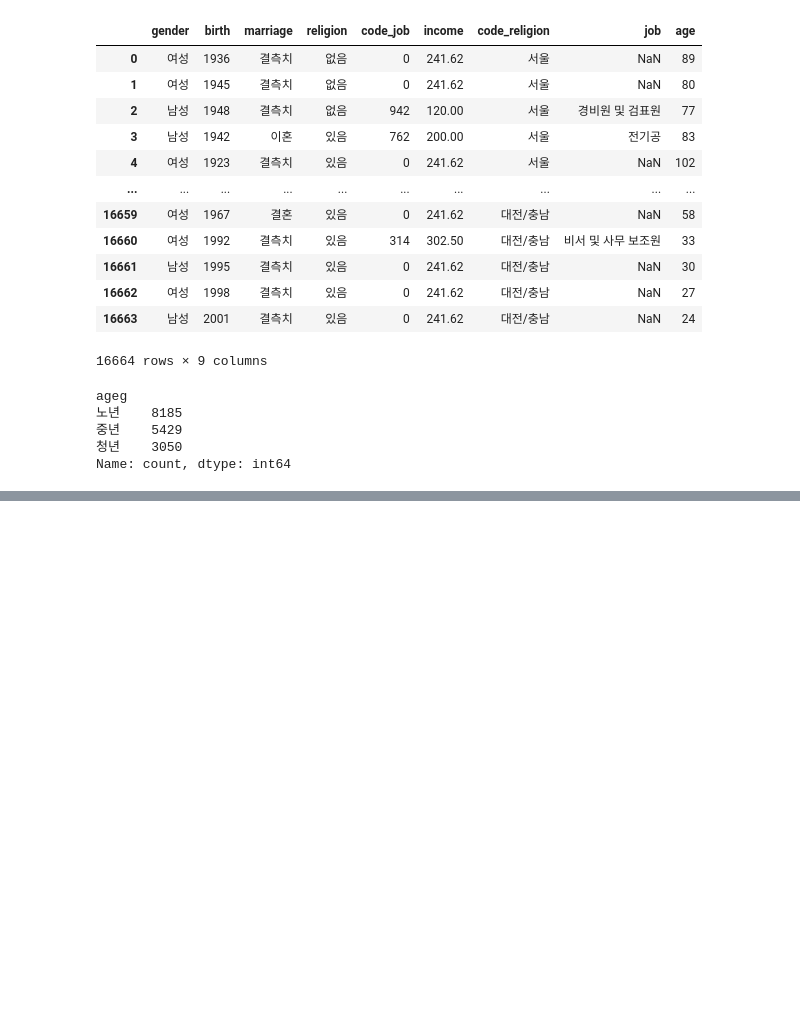
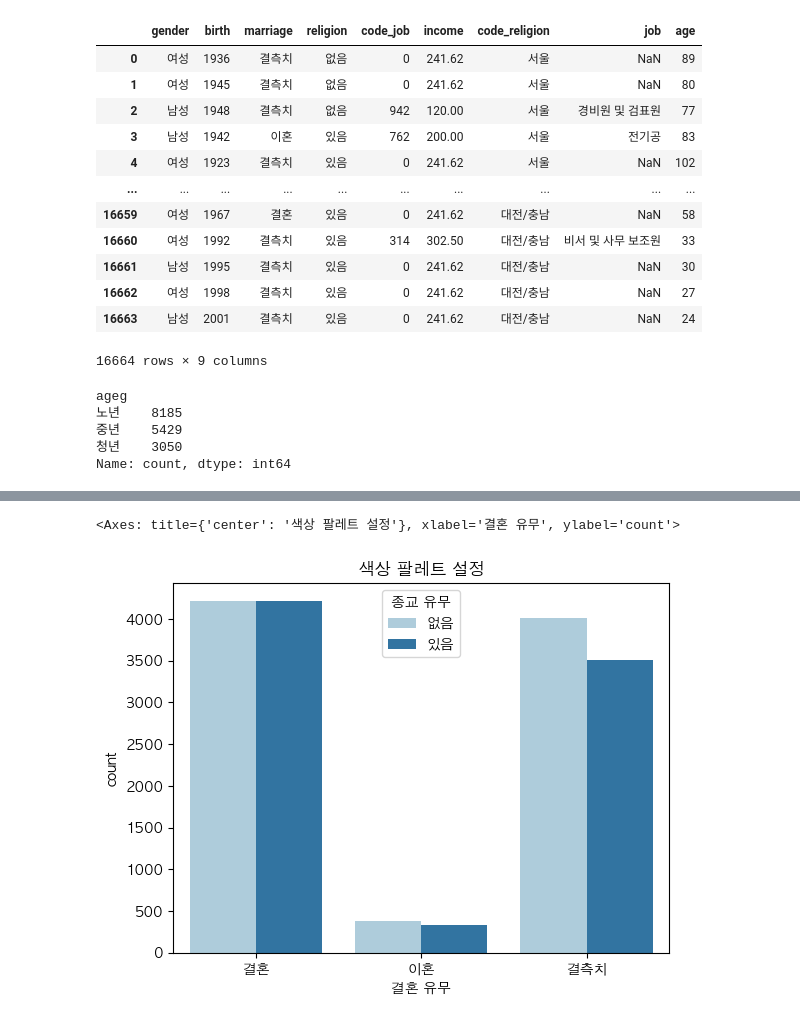
Before and after one commit to DowonMo/Visualization, a Jupyter notebook: 4_Seaborn.ipynb, the cells around one changed output, grey strips where cells are left out. Saved outputs shown, nothing was run; the diff lists cells and outputs as text; code cells hidden in the pictures; blank space fills up the shorter version.

```diff
--- a/4_Seaborn.ipynb
+++ b/4_Seaborn.ipynb
@@ -252,0 +305,8 @@ Name: count, dtype: int64
+# %%
+# 팔레트 색상 지정
+plt.figure()
+plt.title('색상 팔레트 설정')
+sns.countplot(data = df, x = '결혼 유무', hue = '종교 유무', palette = 'Paired', order = order)
+# %% [output]
+<Axes: title={'center': '색상 팔레트 설정'}, xlabel='결혼 유무', ylabel='count'>
+[figure, added]
```
Also changed, not shown: parts of 34 cells of this notebook.
